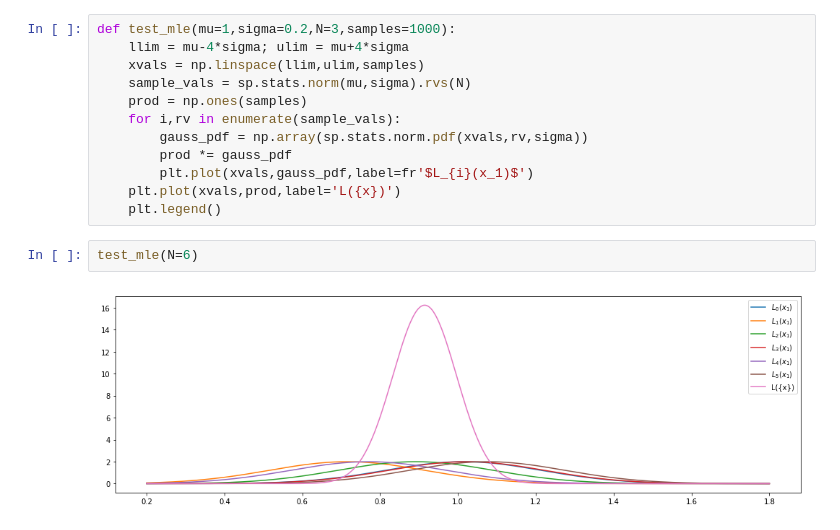
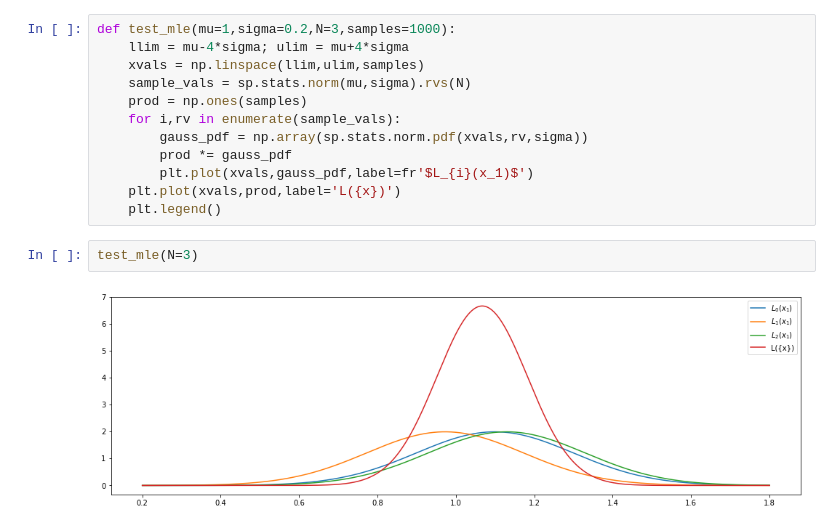
Before and after one commit to PHYST480/homeworks-pranphy, a Jupyter notebook: PHYST480-F18-HW2-PrakashGautam.ipynb, the cells around one changed output. Cells and saved outputs as stored; diff of their text form.

```diff
--- a/PHYST480-F18-HW2-PrakashGautam.ipynb
+++ b/PHYST480-F18-HW2-PrakashGautam.ipynb
@@ -49,9 +50,9 @@ def test_mle(mu=1,sigma=0.2,N=3,samples=1000):
     plt.plot(xvals,prod,label='L({x})')
     plt.legend()
 # %%
-test_mle(N=6)
+test_mle(N=3)
 # %% [output]
-[figure, old version]
+[figure, new version]
 # %%
 test_mle(N=10)
 # %% [output]
```
Also changed, not shown: parts of 6 cells of this notebook.
